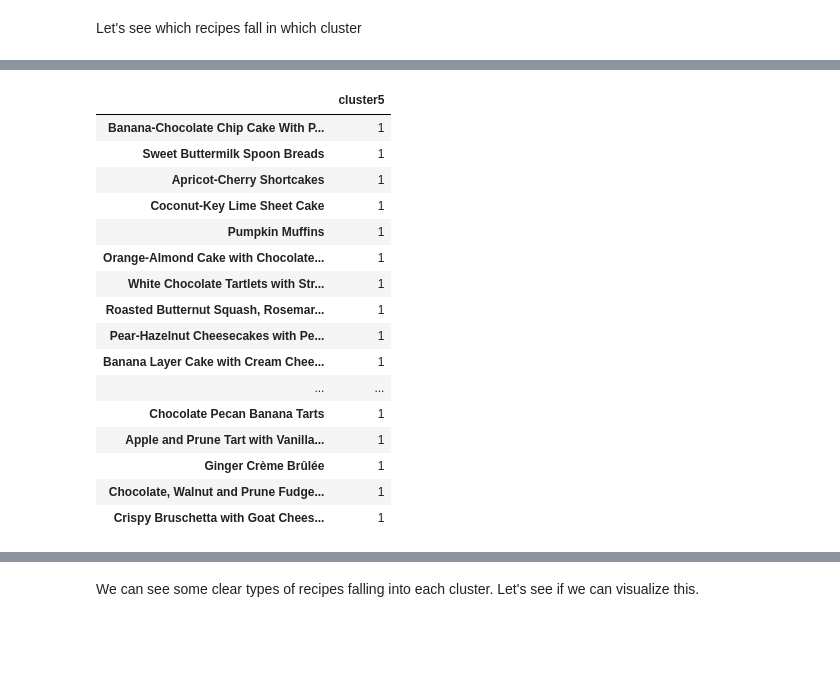
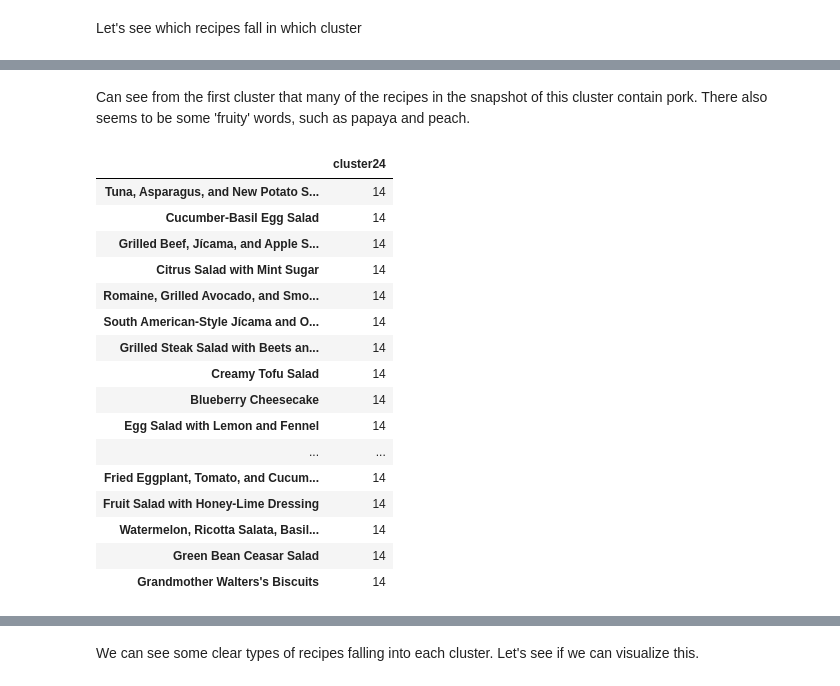
Before and after one commit to isabelvanzijl/Capstone-Project-2, a Jupyter notebook: Clustering.ipynb, the cells around one changed output, grey strips where cells are left out. Saved outputs shown, nothing was run; the diff lists cells and outputs as text; code cells hidden in the pictures; blank space fills up the shorter version.

```diff
--- a/Clustering.ipynb
+++ b/Clustering.ipynb
@@ -1133,3 +1155,3 @@ phrases_avg_df.head()
 # %%
-recipe_titles_df = pd.DataFrame(index=recipes, columns=phrases_avg_df.index)
-recipe_titles_df.head()
+#recipe_titles_df = pd.DataFrame(index=recipes, columns=phrases_avg_df.index)
+#recipe_titles_df.head()
@@ -1185,7 +1198,7 @@ sim_matrix.shape
 # %%
 # iterate through Ks from 1 to 12 and append results to list
 results = []
-ks = range(1, 13)
+ks = range(1, 25)
 for k in ks:
     # Create a KMeans instance with k clusters
     kmeans = KMeans(n_clusters=k, random_state=10)
@@ -1249,0 +1271,16 @@ plt.show()
+# %%
+# computer kmeans where k=24
+k_10 = 10
+kmeans_10 = KMeans(n_clusters=k_10, random_state=10)
+recipe_titles_df['cluster10'] = kmeans_10.fit_predict(sim_matrix)
+cluster_count_10 = pd.DataFrame(recipe_titles_df['cluster10'].value_counts().sort_index())
+print(cluster_count_10)
+
+# plot bar graph of clusters and number of data points in each cluster
+plt.figure(figsize=(8,6))
+sns.barplot(x=cluster_count_10.index, y=cluster_count_10.cluster10, palette = 'OrRd')
+plt.xticks(cluster_count_10.index)
+plt.xlabel('Cluster')
+plt.ylabel('Count')
+plt.title('Number of Points in Each Cluster, k=10')
+plt.show()
@@ -1252,17 +1302,17 @@ I think that going with k=5 gives us the right balance of number of clusters AND
 # %%
-# computer kmeans where k=5
-k_5 = 5
-kmeans_5 = KMeans(n_clusters=k_5, random_state=10)
-recipe_titles_df['cluster5'] = kmeans_5.fit_predict(sim_matrix)
-cluster_count_5 = pd.DataFrame(recipe_titles_df['cluster5'].value_counts().sort_index())
-print(cluster_count_5)
+# computer kmeans where k=24
+k_24 = 24
+kmeans_24 = KMeans(n_clusters=k_24, random_state=10)
+recipe_titles_df['cluster24'] = kmeans_24.fit_predict(sim_matrix)
+cluster_count_24 = pd.DataFrame(recipe_titles_df['cluster24'].value_counts().sort_index())
+print(cluster_count_24)
 
 # plot bar graph of clusters and number of data points in each cluster
 plt.figure(figsize=(8,6))
-sns.barplot(x=cluster_count_5.index, y=cluster_count_5.cluster5, palette = 'OrRd')
-plt.xticks(cluster_count_5.index)
+sns.barplot(x=cluster_count_24.index, y=cluster_count_24.cluster24, palette = 'OrRd')
+plt.xticks(cluster_count_24.index)
 plt.xlabel('Cluster')
 plt.ylabel('Count')
-plt.title('Number of Points in Each Cluster, k=5')
+plt.title('Number of Points in Each Cluster, k=24')
 plt.show()
 # %% [output]
@@ -1299,21 +1360,23 @@ recipe_titles_df.loc[recipe_titles_df['cluster5'] == 0].head(20)[['cluster5']]
+# %% [markdown]
+Can see from the first cluster that many of the recipes in the snapshot of this cluster contain pork. There also seems to be some 'fruity' words, such as papaya and peach.
 # %%
-# k=5, cluster=1
-recipe_titles_df.loc[recipe_titles_df['cluster5'] == 1].head(20)[['cluster5']]
+# k=24, cluster=0
+recipe_titles_df.loc[recipe_titles_df['cluster24'] == 14].head(20)[['cluster24']]
 # %% [output]
-|  | cluster5 |
-| Banana-Chocolate Chip Cake With P... | 1 |
-| Sweet Buttermilk Spoon Breads | 1 |
-| Apricot-Cherry Shortcakes | 1 |
-| Coconut-Key Lime Sheet Cake | 1 |
-| Pumpkin Muffins | 1 |
-| Orange-Almond Cake with Chocolate... | 1 |
-| White Chocolate Tartlets with Str... | 1 |
-| Roasted Butternut Squash, Rosemar... | 1 |
-| Pear-Hazelnut Cheesecakes with Pe... | 1 |
-| Banana Layer Cake with Cream Chee... | 1 |
+|  | cluster24 |
+| Tuna, Asparagus, and New Potato S... | 14 |
+| Cucumber-Basil Egg Salad | 14 |
+| Grilled Beef, Jícama, and Apple S... | 14 |
+| Citrus Salad with Mint Sugar | 14 |
+| Romaine, Grilled Avocado, and Smo... | 14 |
+| South American-Style Jícama and O... | 14 |
+| Grilled Steak Salad with Beets an... | 14 |
+| Creamy Tofu Salad | 14 |
+| Blueberry Cheesecake | 14 |
+| Egg Salad with Lemon and Fennel | 14 |
 | ... | ... |
-| Chocolate Pecan Banana Tarts | 1 |
-| Apple and Prune Tart with Vanilla... | 1 |
-| Ginger Crème Brûlée | 1 |
-| Chocolate, Walnut and Prune Fudge... | 1 |
-| Crispy Bruschetta with Goat Chees... | 1 |
+| Fried Eggplant, Tomato, and Cucum... | 14 |
+| Fruit Salad with Honey-Lime Dressing | 14 |
+| Watermelon, Ricotta Salata, Basil... | 14 |
+| Green Bean Ceasar Salad | 14 |
+| Grandmother Walters's Biscuits | 14 |
```
Also changed, not shown: parts of 41 cells of this notebook.
